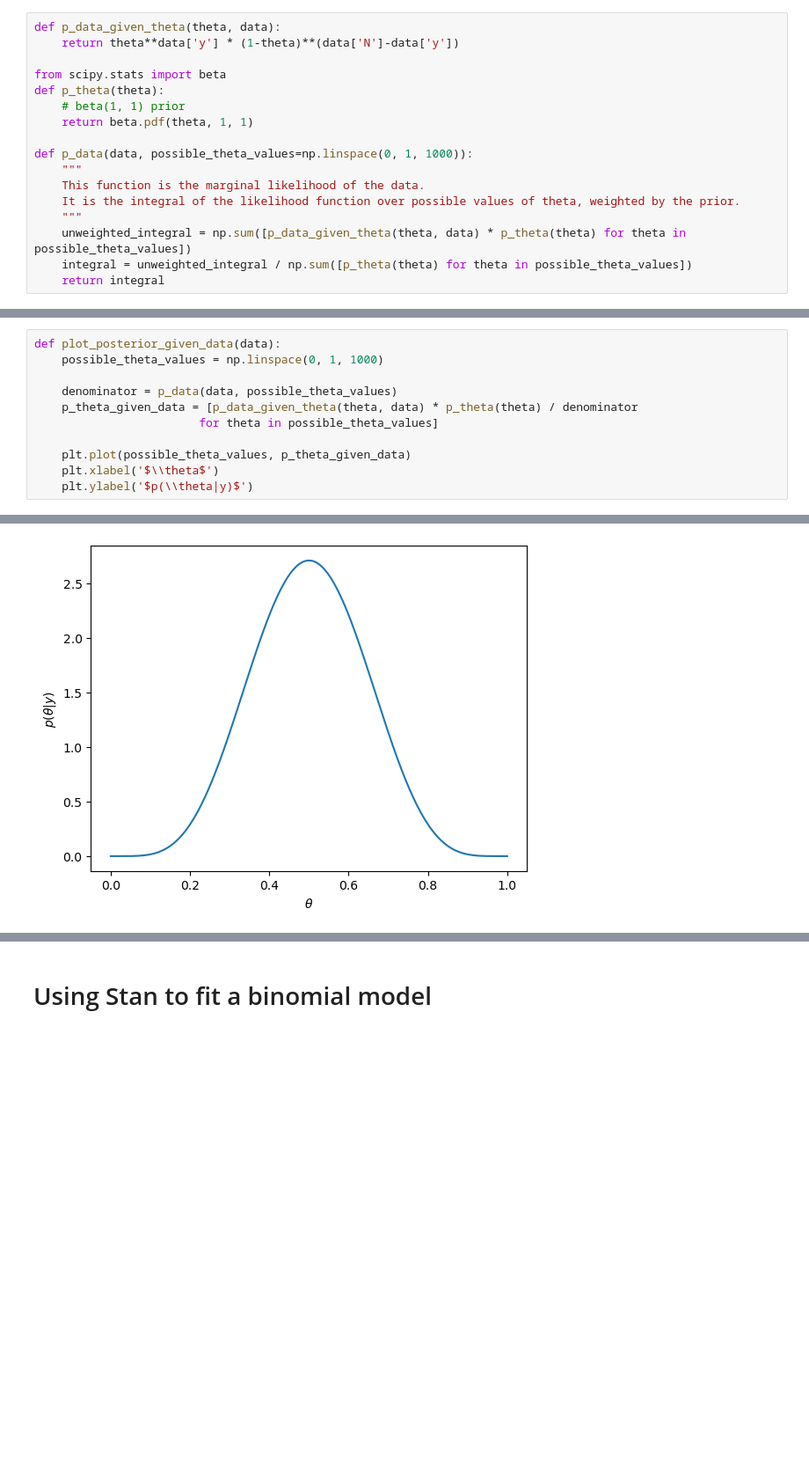
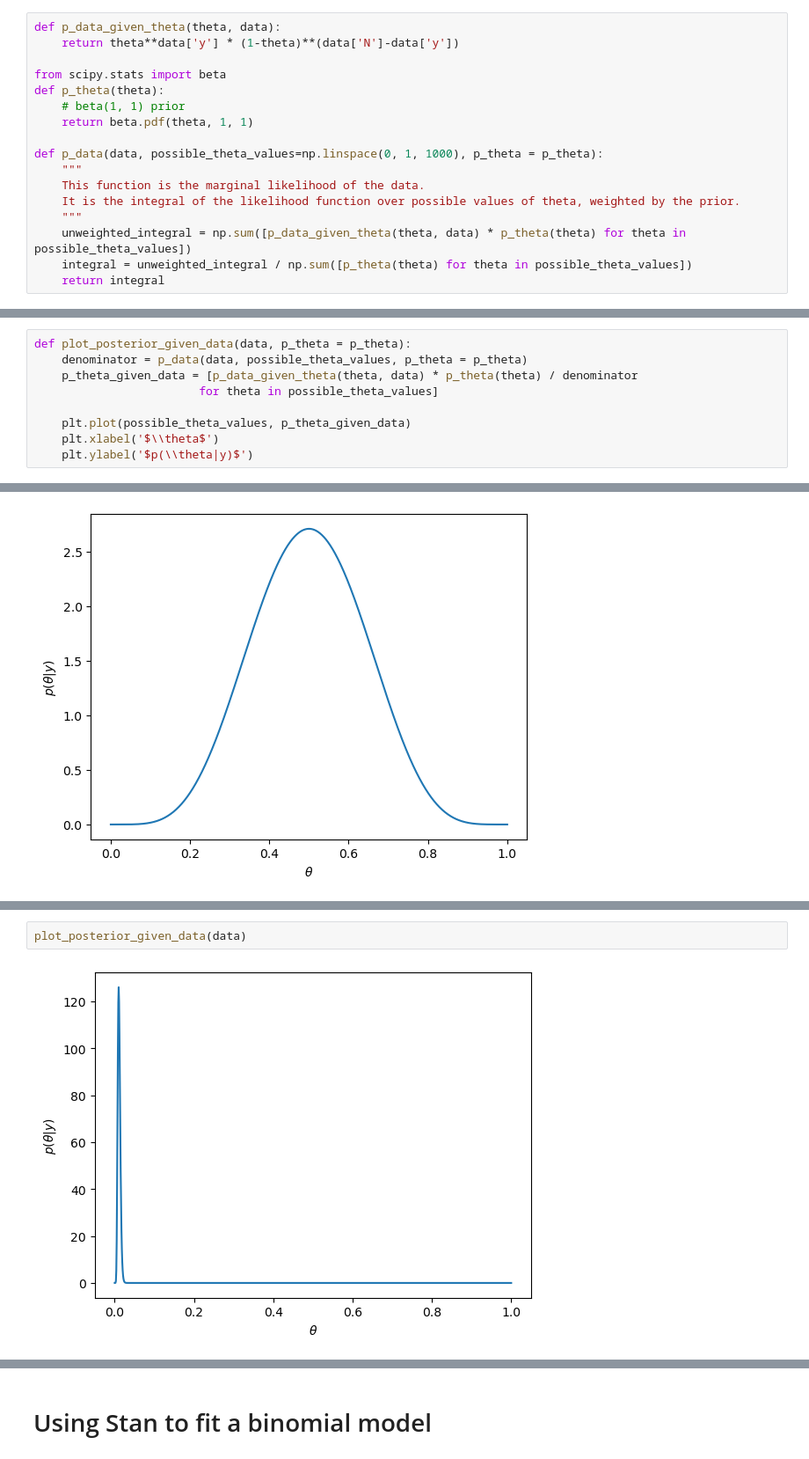
Before and after one commit to nikhgarg/2023_ADBA_PhDclass, a Jupyter notebook: lecture2_binomial.ipynb, the cells around one changed output, grey strips where cells are left out. Shown: that part at 88% size. Saved outputs shown, nothing was run; the diff lists cells and outputs as text; blank space fills up the shorter version.

```diff
--- a/lecture2_binomial.ipynb
+++ b/lecture2_binomial.ipynb
@@ -36,7 +42,7 @@ def p_theta(theta):
     # beta(1, 1) prior
     return beta.pdf(theta, 1, 1)
 
-def p_data(data, possible_theta_values=np.linspace(0, 1, 1000)):
+def p_data(data, possible_theta_values=np.linspace(0, 1, 1000), p_theta = p_theta):
     """
     This function is the marginal likelihood of the data.
     It is the integral of the likelihood function over possible values of theta, weighted by the prior.
@@ -51,8 +59,6 @@ $P(\theta | y) = \frac{P(y | \theta) P(\theta)}{P(y)}$
 # %%
-def plot_posterior_given_data(data):
-    possible_theta_values = np.linspace(0, 1, 1000)
-
-    denominator = p_data(data, possible_theta_values)
+def plot_posterior_given_data(data, p_theta = p_theta):
+    denominator = p_data(data, possible_theta_values, p_theta = p_theta)
     p_theta_given_data = [p_data_given_theta(theta, data) * p_theta(theta) / denominator
                         for theta in possible_theta_values]
 
@@ -73,0 +105,4 @@ plot_posterior_given_data(data)
+# %%
+plot_posterior_given_data(data)
+# %% [output]
+[figure, added]
```
Also changed, not shown: parts of 10 cells of this notebook.
